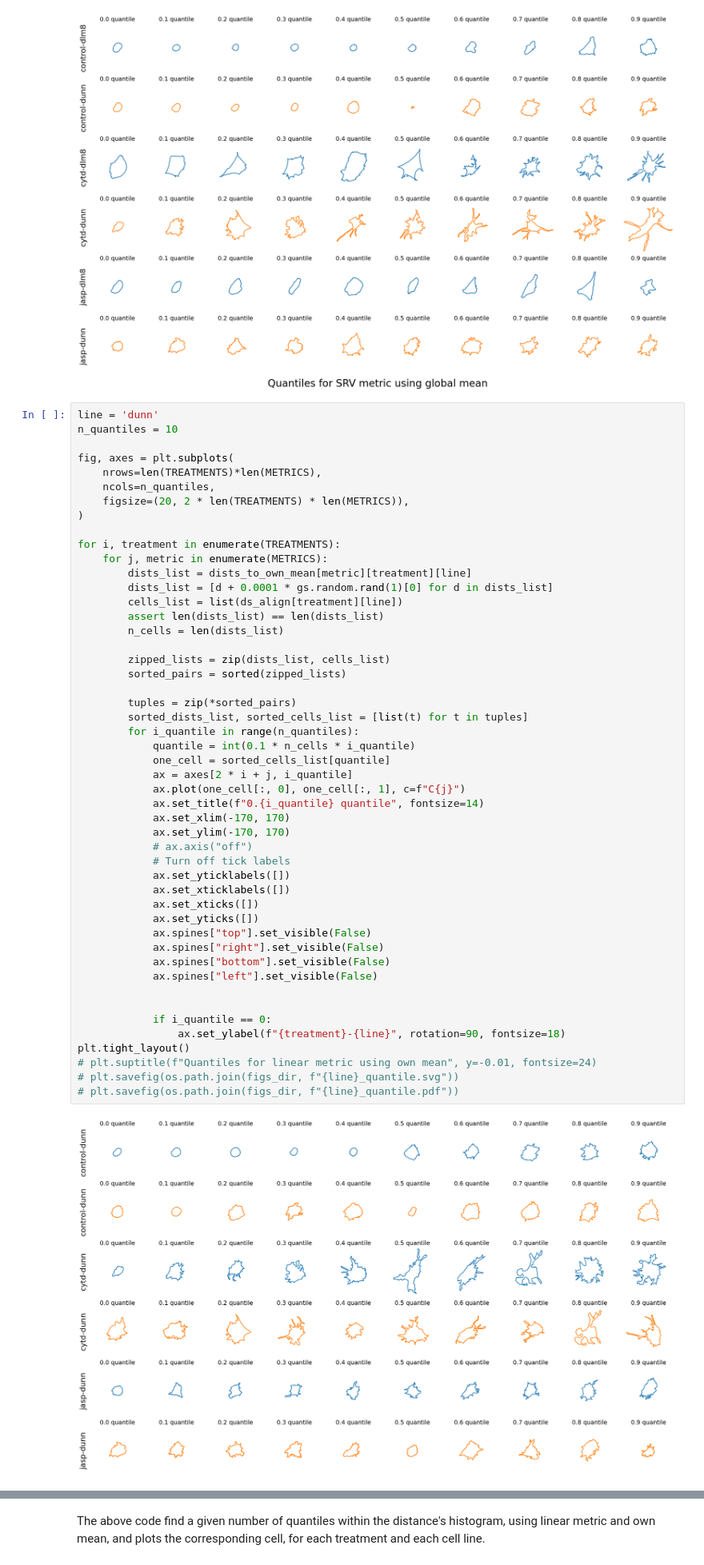
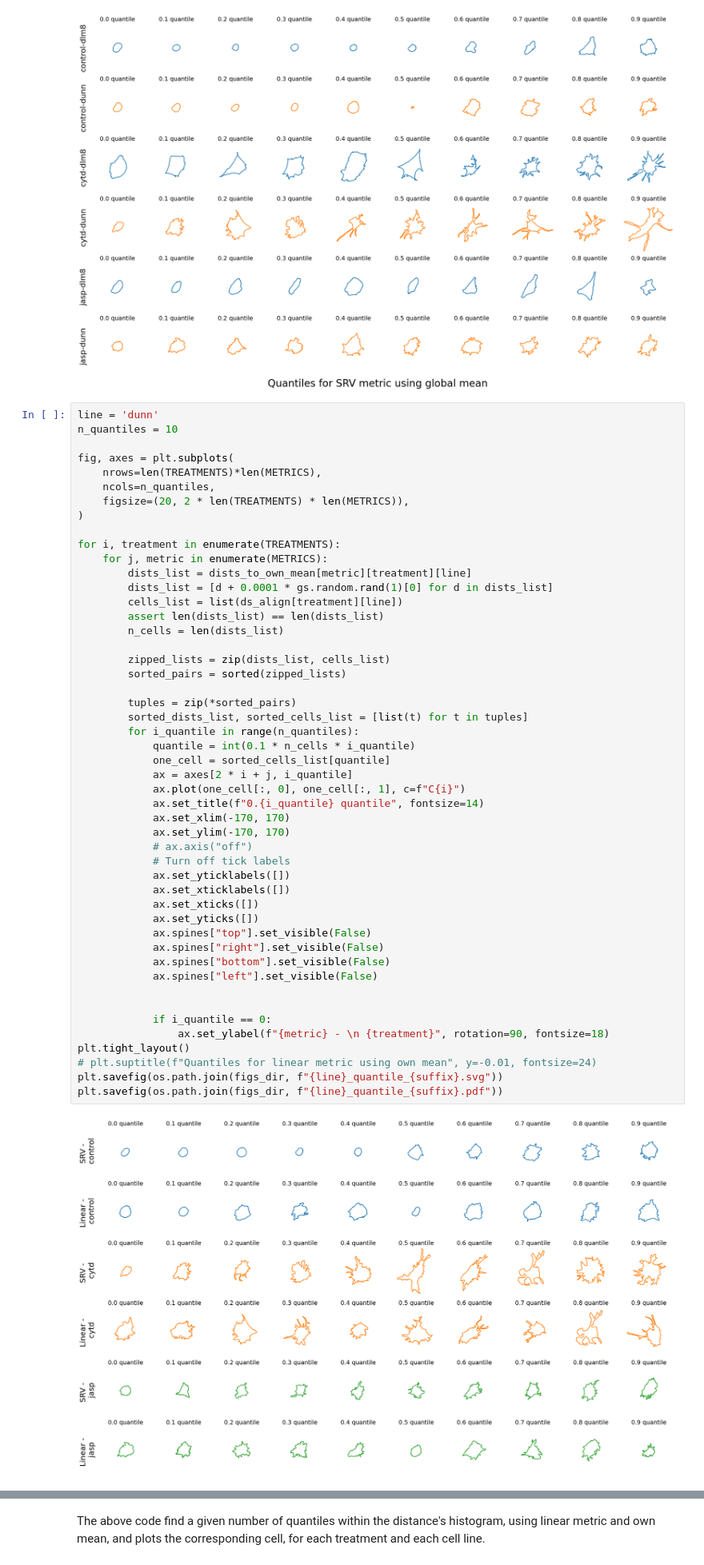
Before and after one commit to wxli0/dyn, a Jupyter notebook: dyn/notebooks/osteosarcoma_analysis_no_scale.ipynb, the cells around one changed output, grey strips where cells are left out. Shown at 80% size. Drawn from its saved outputs; the diff is of its cells as text.

```diff
--- a/dyn/notebooks/osteosarcoma_analysis_no_scale.ipynb
+++ b/dyn/notebooks/osteosarcoma_analysis_no_scale.ipynb
@@ -1008,38 +1008,38 @@ for i, treatment in enumerate(TREATMENTS):
         n_cells = len(dists_list)
 
         zipped_lists = zip(dists_list, cells_list)
         sorted_pairs = sorted(zipped_lists)
 
         tuples = zip(*sorted_pairs)
         sorted_dists_list, sorted_cells_list = [list(t) for t in tuples]
         for i_quantile in range(n_quantiles):
             quantile = int(0.1 * n_cells * i_quantile)
             one_cell = sorted_cells_list[quantile]
             ax = axes[2 * i + j, i_quantile]
-            ax.plot(one_cell[:, 0], one_cell[:, 1], c=f"C{j}")
+            ax.plot(one_cell[:, 0], one_cell[:, 1], c=f"C{i}")
             ax.set_title(f"0.{i_quantile} quantile", fontsize=14)
             ax.set_xlim(-170, 170)
             ax.set_ylim(-170, 170)
             # ax.axis("off")
             # Turn off tick labels
             ax.set_yticklabels([])
             ax.set_xticklabels([])
             ax.set_xticks([])
             ax.set_yticks([])
             ax.spines["top"].set_visible(False)
             ax.spines["right"].set_visible(False)
             ax.spines["bottom"].set_visible(False)
             ax.spines["left"].set_visible(False)
 
 
             if i_quantile == 0:
-                ax.set_ylabel(f"{treatment}-{line}", rotation=90, fontsize=18)
+                ax.set_ylabel(f"{metric} - \n {treatment}", rotation=90, fontsize=18)
 plt.tight_layout()
 # plt.suptitle(f"Quantiles for linear metric using own mean", y=-0.01, fontsize=24)
-# plt.savefig(os.path.join(figs_dir, f"{line}_quantile.svg"))
-# plt.savefig(os.path.join(figs_dir, f"{line}_quantile.pdf"))
+plt.savefig(os.path.join(figs_dir, f"{line}_quantile_{suffix}.svg"))
+plt.savefig(os.path.join(figs_dir, f"{line}_quantile_{suffix}.pdf"))
 # %% [output]
-[figure, old version]
+[figure, new version]
 # %%
 line = 'dlm8'
 n_quantiles = 10
```
Also changed, not shown: parts of 29 cells of this notebook, 20 other files.
